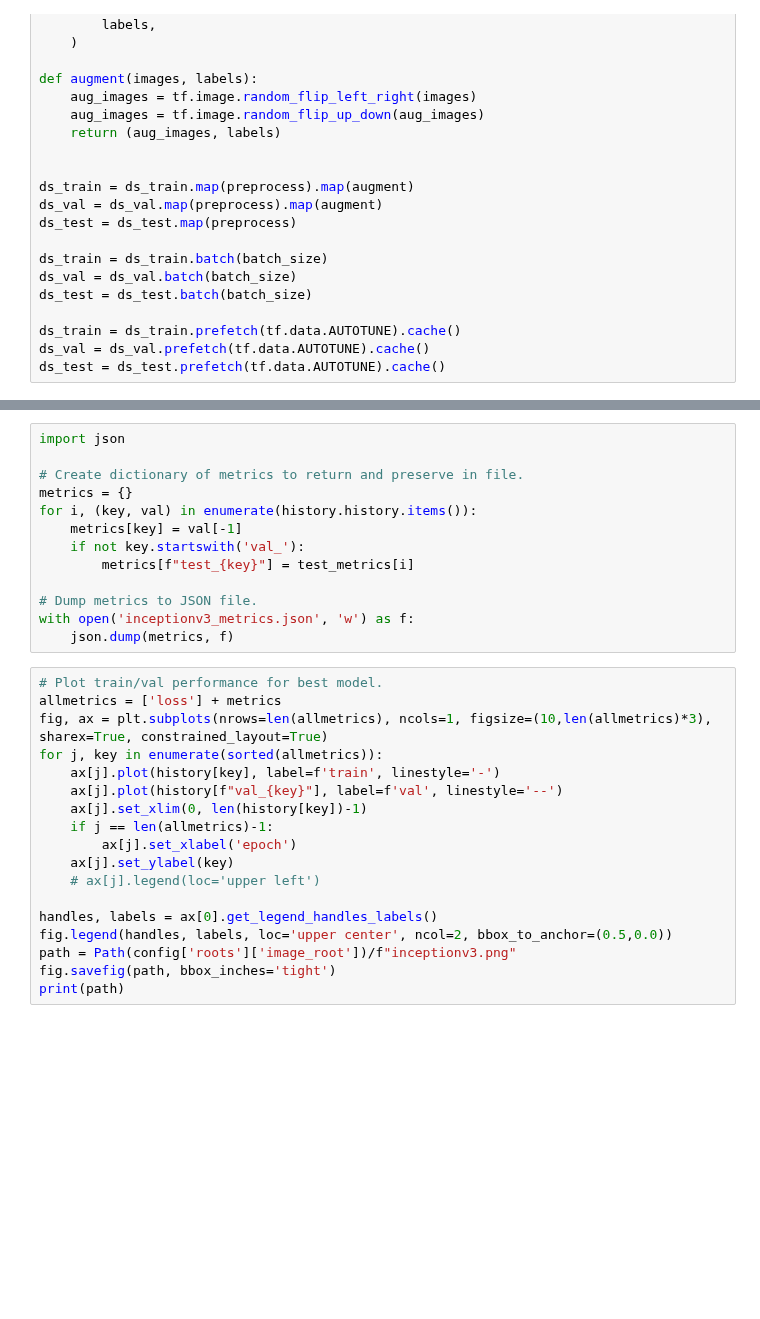
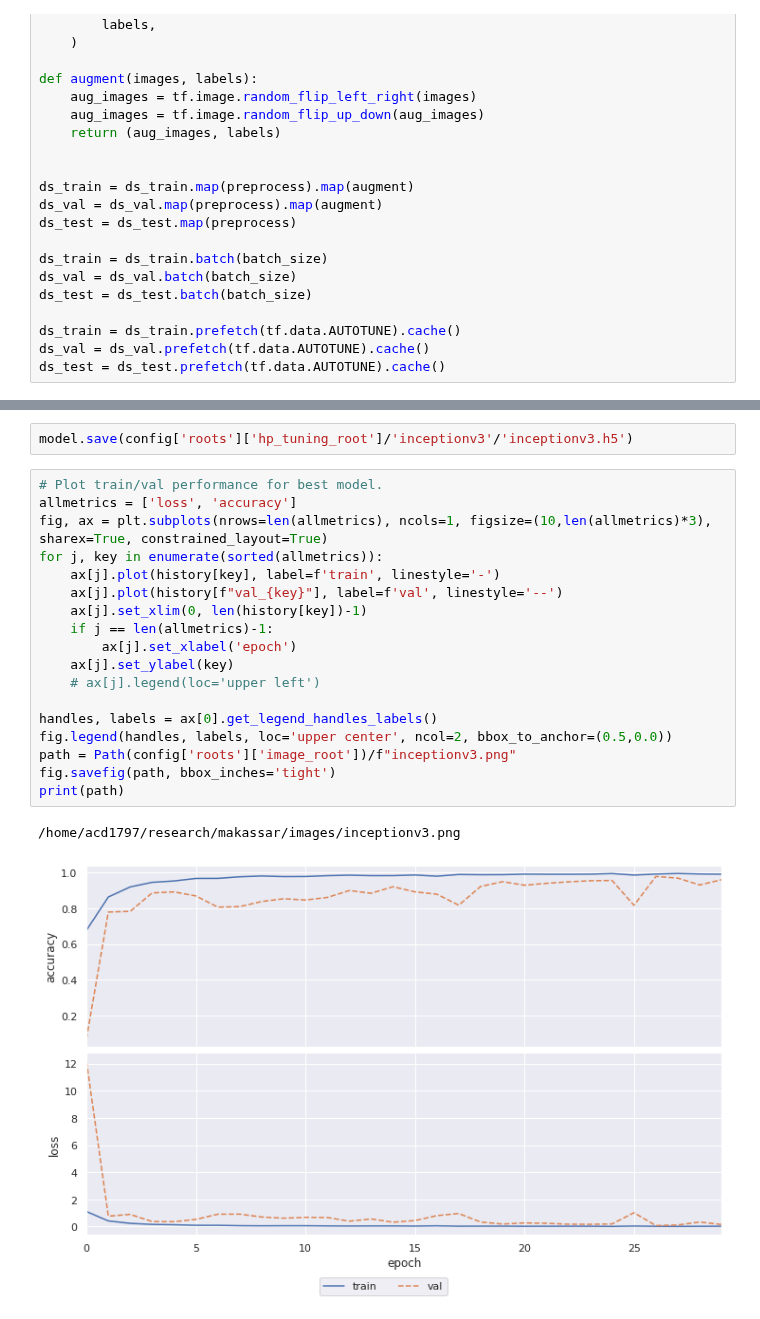
Before and after one commit to news-vt/makassar-ml, a Jupyter notebook: jupyter/inceptionv3.ipynb, the cells around one changed output, grey strips where cells are left out. Saved outputs shown, nothing was run; the diff lists cells and outputs as text; blank space fills up the shorter version.

Commit message:
New InceptionV3 training

```diff
--- a/jupyter/inceptionv3.ipynb
+++ b/jupyter/inceptionv3.ipynb
@@ -131,31 +142,23 @@ test_metrics = model.evaluate(ds_test)
-# %%
-import json
-
-# Create dictionary of metrics to return and preserve in file.
-metrics = {}
-for i, (key, val) in enumerate(history.history.items()):
-    metrics[key] = val[-1]
-    if not key.startswith('val_'):
-        metrics[f"test_{key}"] = test_metrics[i]
-
-# Dump metrics to JSON file.
-with open('inceptionv3_metrics.json', 'w') as f:
-    json.dump(metrics, f)
+# %%
+model.save(config['roots']['hp_tuning_root']/'inceptionv3'/'inceptionv3.h5')
 # %%
 # Plot train/val performance for best model.
-allmetrics = ['loss'] + metrics
+allmetrics = ['loss', 'accuracy']
 fig, ax = plt.subplots(nrows=len(allmetrics), ncols=1, figsize=(10,len(allmetrics)*3), sharex=True, constrained_layout=True)
 for j, key in enumerate(sorted(allmetrics)):
     ax[j].plot(history[key], label=f'train', linestyle='-')
     ax[j].plot(history[f"val_{key}"], label=f'val', linestyle='--')
     ax[j].set_xlim(0, len(history[key])-1)
     if j == len(allmetrics)-1:
         ax[j].set_xlabel('epoch')
     ax[j].set_ylabel(key)
     # ax[j].legend(loc='upper left')
 
 handles, labels = ax[0].get_legend_handles_labels()
 fig.legend(handles, labels, loc='upper center', ncol=2, bbox_to_anchor=(0.5,0.0))
 path = Path(config['roots']['image_root'])/f"inceptionv3.png"
 fig.savefig(path, bbox_inches='tight')
 print(path)
+# %% [output]
+/home/acd1797/research/makassar/images/inceptionv3.png
+[figure, added]
```
Also changed, not shown: parts of 3 cells of this notebook.
